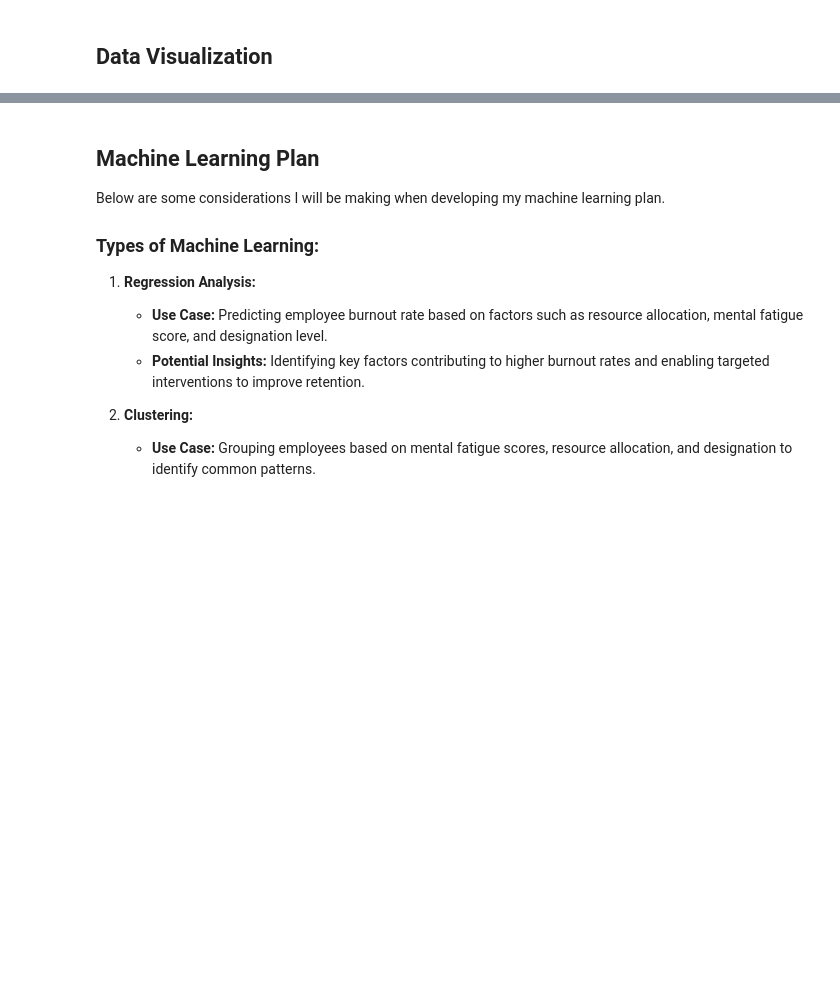
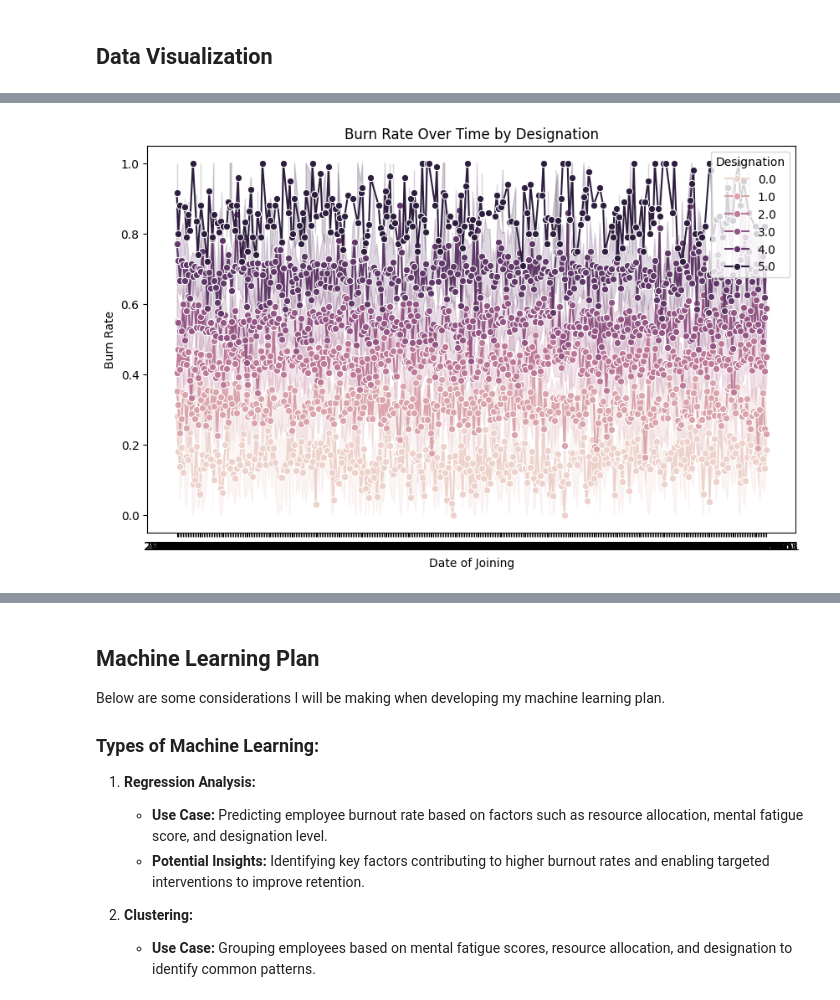
Before and after one commit to IT4063C-Fall24/final-project-cortesne, a Jupyter notebook: source.ipynb, the cells around one changed output, grey strips where cells are left out. Drawn from its saved outputs; the diff is of its cells as text; code cells hidden in the pictures; blank space fills up the shorter version.

```diff
--- a/source.ipynb
+++ b/source.ipynb
@@ -332,0 +344,12 @@ import seaborn as sns
+# %%
+train = pd.read_csv("train.csv")
+
+plt.figure(figsize=(10, 6))
+sns.lineplot(data= train, x="Date of Joining", y="Burn Rate", hue="Designation", marker="o")
+plt.title("Burn Rate Over Time by Designation")
+plt.xlabel("Date of Joining")
+plt.ylabel("Burn Rate")
+plt.legend(title="Designation")
+plt.show()
+# %% [output]
+[figure, added]
```
Also changed, not shown: parts of 10 cells of this notebook.
